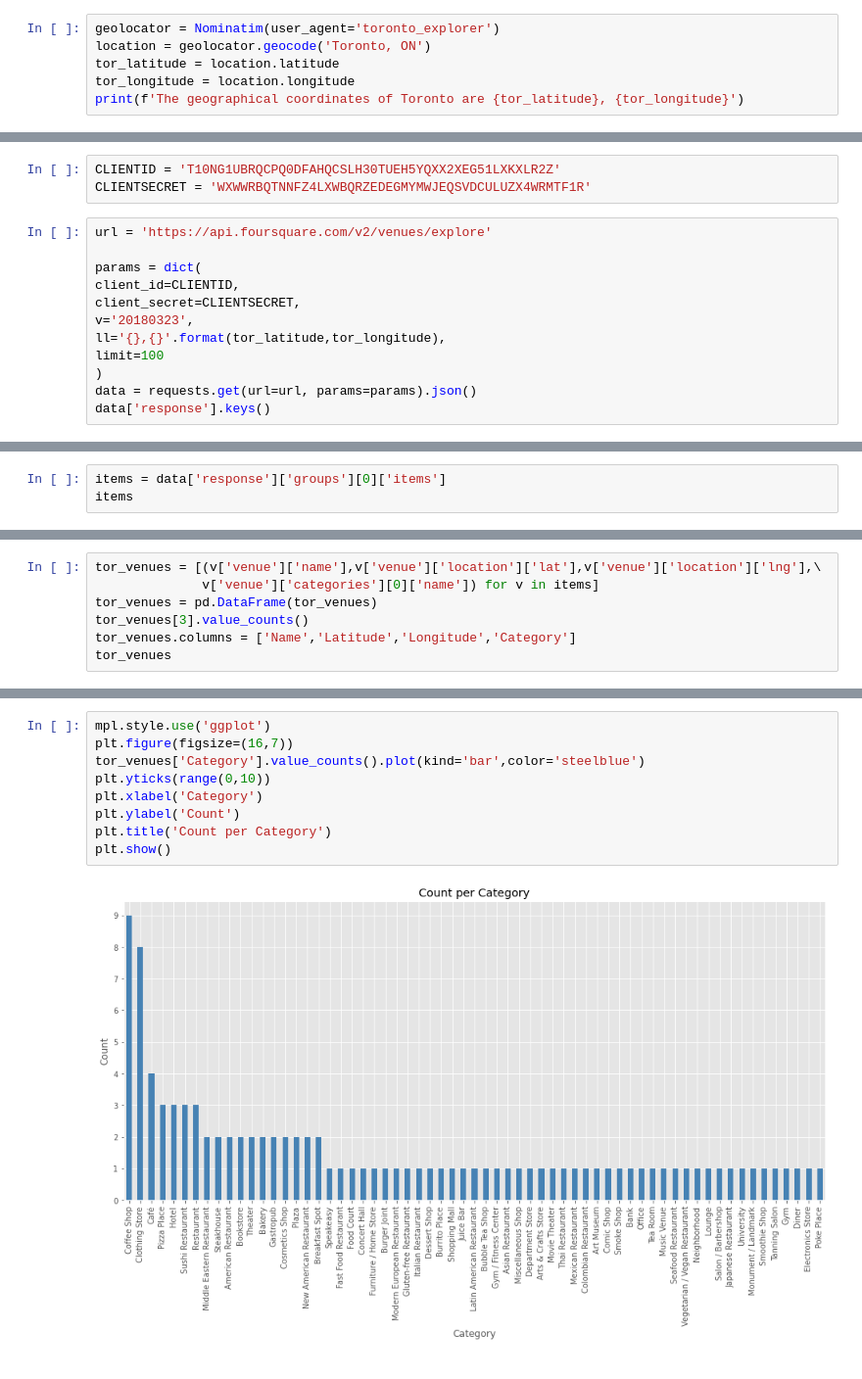
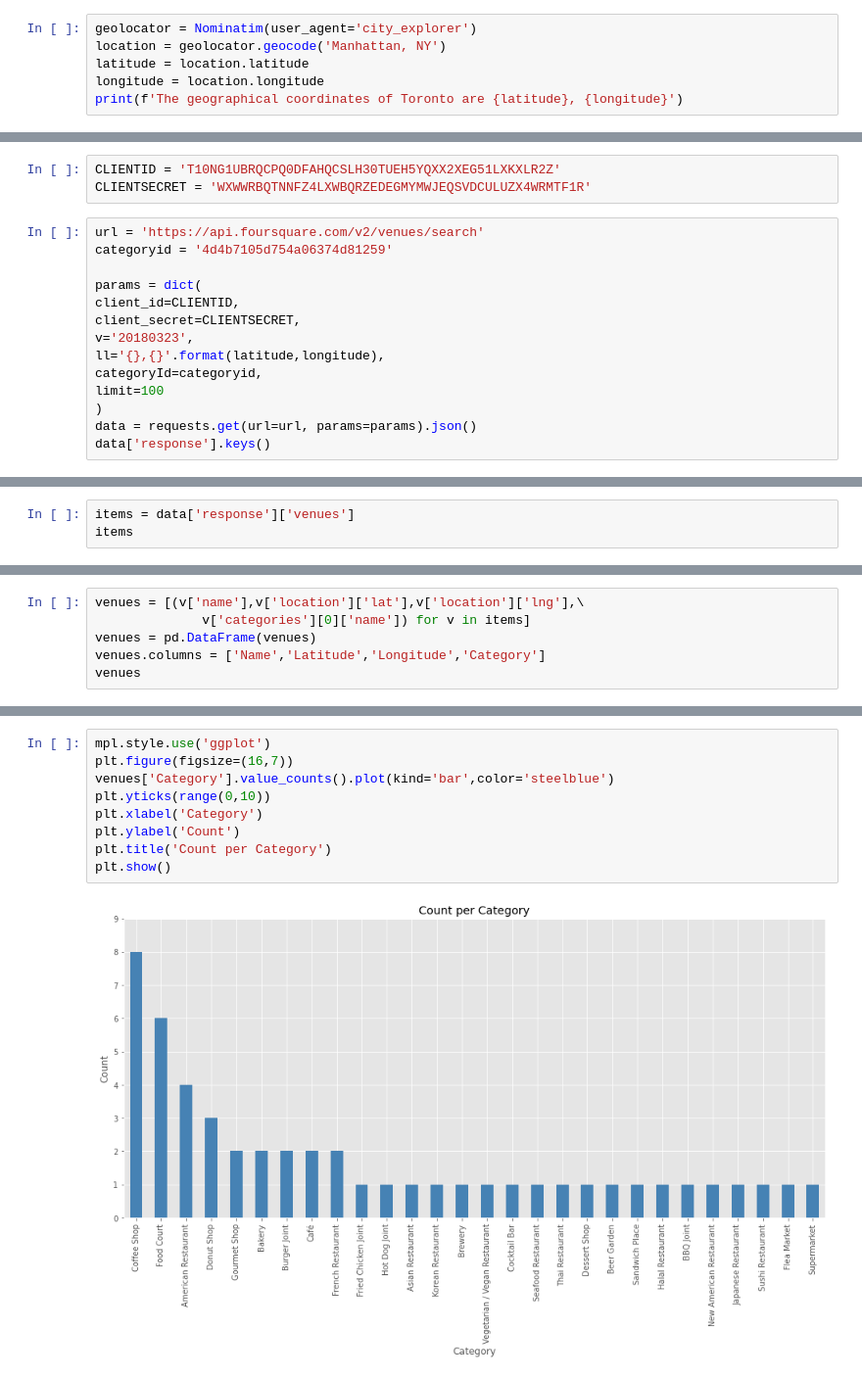
Before and after one commit to atmosinf/Coursera_Capstone_BattleofNeighborhoods, a Jupyter notebook: battle_of_neighborhoods_week1.ipynb, the cells around one changed output, grey strips where cells are left out. Shown: that part at 98% size. Saved outputs shown, nothing was run; the diff lists cells and outputs as text.

```diff
--- a/battle_of_neighborhoods_week1.ipynb
+++ b/battle_of_neighborhoods_week1.ipynb
@@ -12,9 +12,9 @@ import matplotlib.pyplot as plt
 from bs4 import BeautifulSoup
 from geopy.geocoders import Nominatim
 # %%
-geolocator = Nominatim(user_agent='toronto_explorer')
-location = geolocator.geocode('Toronto, ON')
-tor_latitude = location.latitude
-tor_longitude = location.longitude
-print(f'The geographical coordinates of Toronto are {tor_latitude}, {tor_longitude}')
+geolocator = Nominatim(user_agent='city_explorer')
+location = geolocator.geocode('Manhattan, NY')
+latitude = location.latitude
+longitude = location.longitude
+print(f'The geographical coordinates of Toronto are {latitude}, {longitude}')
 # %% [output]
@@ -23,13 +23,15 @@ The geographical coordinates of Toronto are 43.6534817, -79.3839347
 CLIENTID = 'T10NG1UBRQCPQ0DFAHQCSLH30TUEH5YQXX2XEG51LXKXLR2Z'
 CLIENTSECRET = 'WXWWRBQTNNFZ4LXWBQRZEDEGMYMWJEQSVDCULUZX4WRMTF1R'
 # %%
-url = 'https://api.foursquare.com/v2/venues/explore'
+url = 'https://api.foursquare.com/v2/venues/search'
+categoryid = '4d4b7105d754a06374d81259'
 
 params = dict(
 client_id=CLIENTID,
 client_secret=CLIENTSECRET,
 v='20180323',
-ll='{},{}'.format(tor_latitude,tor_longitude),
+ll='{},{}'.format(latitude,longitude),
+categoryId=categoryid,
 limit=100
 )
 data = requests.get(url=url, params=params).json()
@@ -39,4 +65,4 @@ dict_keys(['suggestedFilters', 'suggestedRadius', 'headerLocation', 'headerFullL
 # %%
-items = data['response']['groups'][0]['items']
+items = data['response']['venues']
 items
 # %% [output]
@@ -60,9 +86,8 @@ items
 # %%
-tor_venues = [(v['venue']['name'],v['venue']['location']['lat'],v['venue']['location']['lng'],\
-              v['venue']['categories'][0]['name']) for v in items]
-tor_venues = pd.DataFrame(tor_venues)
-tor_venues[3].value_counts()
-tor_venues.columns = ['Name','Latitude','Longitude','Category']
-tor_venues
+venues = [(v['name'],v['location']['lat'],v['location']['lng'],\
+              v['categories'][0]['name']) for v in items]
+venues = pd.DataFrame(venues)
+venues.columns = ['Name','Latitude','Longitude','Category']
+venues
 # %% [output]
 |  | Name | Latitude | Longitude | Category |
@@ -81,12 +130,12 @@ tor_venues
 # %%
 mpl.style.use('ggplot')
 plt.figure(figsize=(16,7))
-tor_venues['Category'].value_counts().plot(kind='bar',color='steelblue')
+venues['Category'].value_counts().plot(kind='bar',color='steelblue')
 plt.yticks(range(0,10))
 plt.xlabel('Category')
 plt.ylabel('Count')
 plt.title('Count per Category')
 plt.show()
 # %% [output]
-[figure, old version]
+[figure, new version]
 # %%
```
Also changed, not shown: parts of 30 cells of this notebook, 2 other files.
